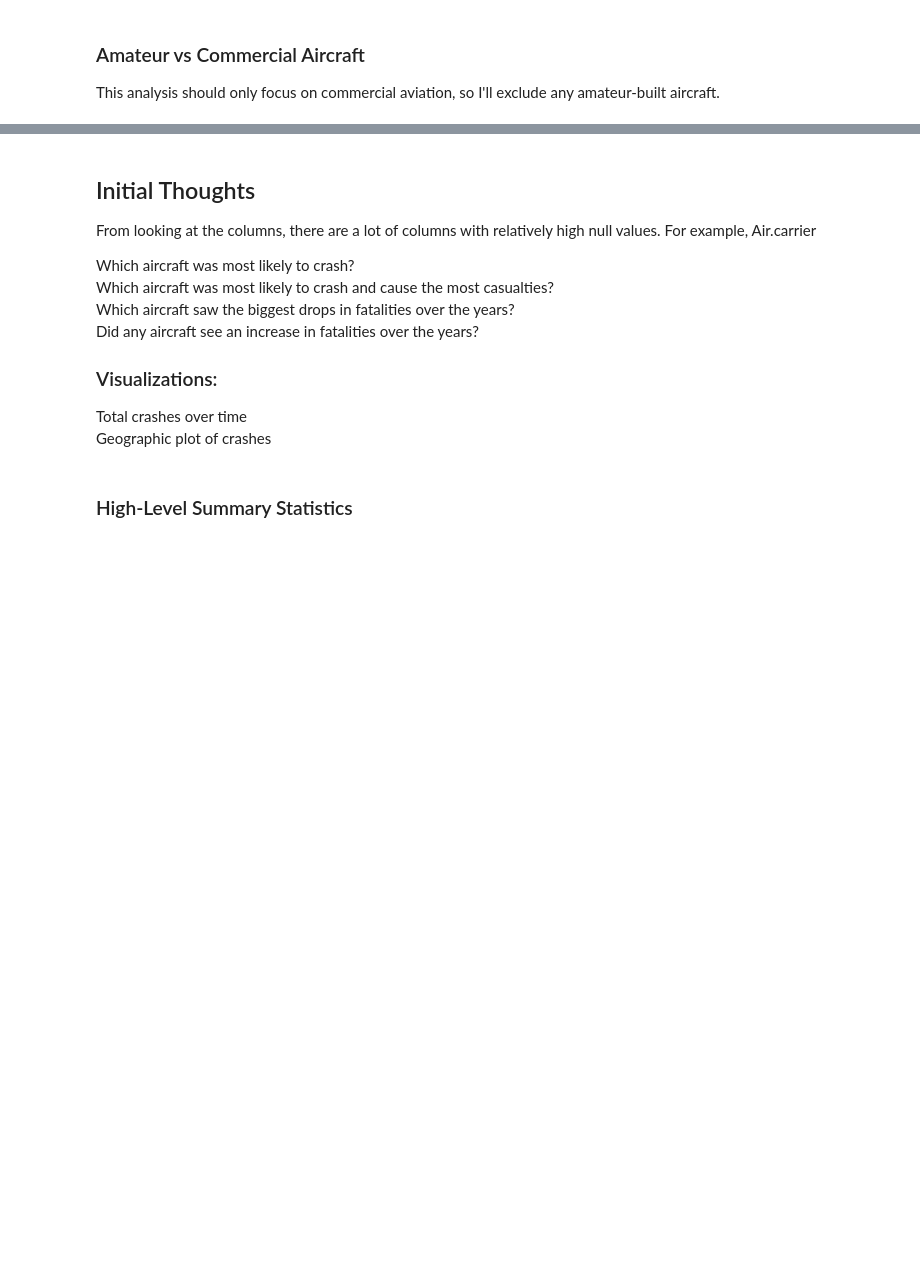
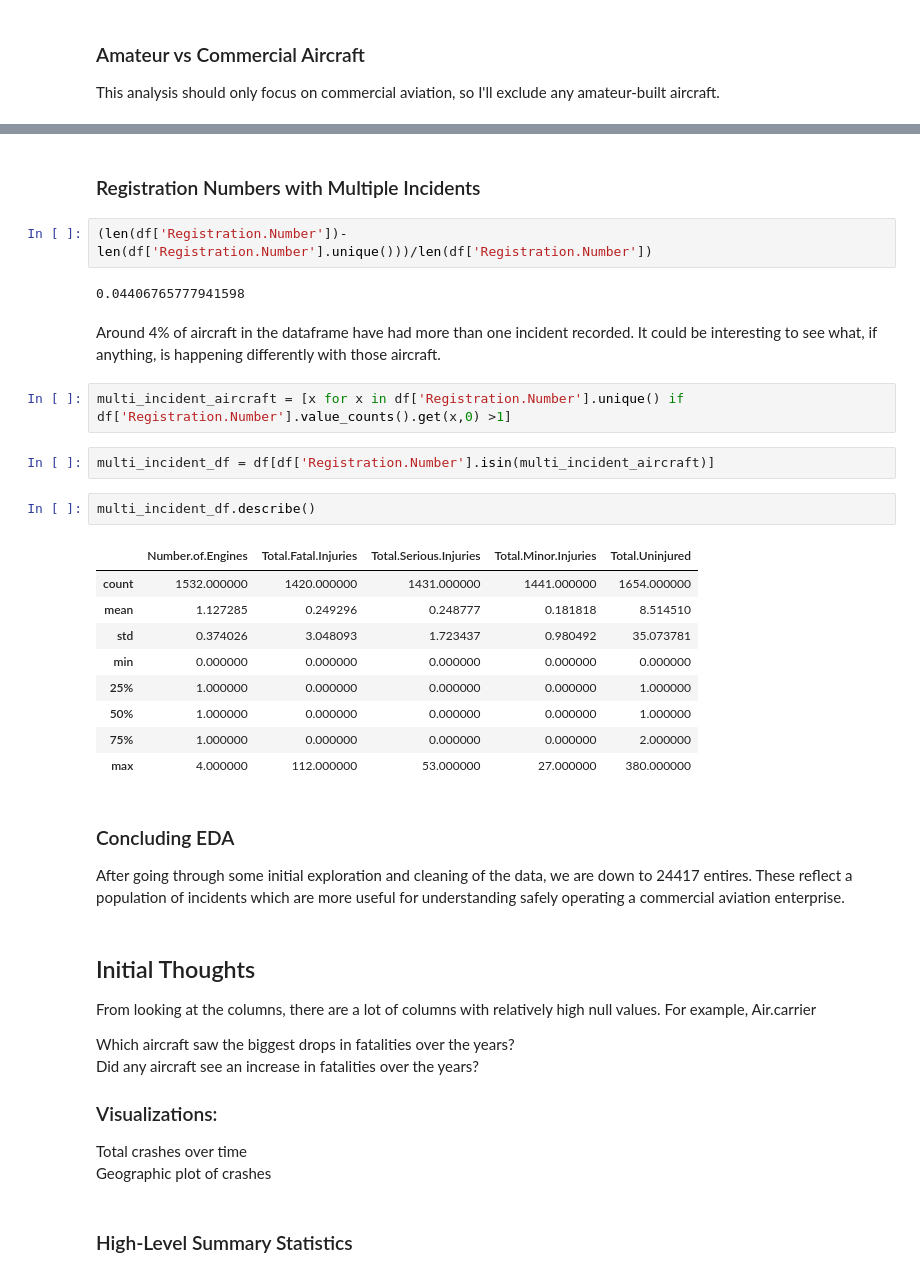
Before and after one commit to cameronpwright/flatironschool_phase1, a Jupyter notebook: Phase 1 Lab.ipynb, the cells around one changed output, grey strips where cells are left out. Drawn from its saved outputs; the diff is of its cells as text; blank space fills up the shorter version.

```diff
--- a/Phase 1 Lab.ipynb
+++ b/Phase 1 Lab.ipynb
@@ -207,9 +216,34 @@ dtype: int64
+# %% [markdown]
+### Registration Numbers with Multiple Incidents
+# %%
+(len(df['Registration.Number'])-len(df['Registration.Number'].unique()))/len(df['Registration.Number'])
+# %% [output]
+0.04406765777941598
+# %% [markdown]
+Around 4% of aircraft in the dataframe have had more than one incident recorded. It could be interesting to see what, if anything, is happening differently with those aircraft.
+# %%
+multi_incident_aircraft = [x for x in df['Registration.Number'].unique() if df['Registration.Number'].value_counts().get(x,0) >1]
+# %%
+multi_incident_df = df[df['Registration.Number'].isin(multi_incident_aircraft)]
+# %%
+multi_incident_df.describe()
+# %% [output]
+|  | Number.of.Engines | Total.Fatal.Injuries | Total.Serious.Injuries | Total.Minor.Injuries | Total.Uninjured |
+| count | 1532.000000 | 1420.000000 | 1431.000000 | 1441.000000 | 1654.000000 |
+| mean | 1.127285 | 0.249296 | 0.248777 | 0.181818 | 8.514510 |
+| std | 0.374026 | 3.048093 | 1.723437 | 0.980492 | 35.073781 |
+| min | 0.000000 | 0.000000 | 0.000000 | 0.000000 | 0.000000 |
+| 25% | 1.000000 | 0.000000 | 0.000000 | 0.000000 | 1.000000 |
+| 50% | 1.000000 | 0.000000 | 0.000000 | 0.000000 | 1.000000 |
+| 75% | 1.000000 | 0.000000 | 0.000000 | 0.000000 | 2.000000 |
+| max | 4.000000 | 112.000000 | 53.000000 | 27.000000 | 380.000000 |
+# %% [markdown]
+### Concluding EDA
+After going through some initial exploration and cleaning of the data, we are down to 24417 entires. These reflect a population of incidents which are more useful for understanding safely operating a commercial aviation enterprise.
 # %% [markdown]
 ## Initial Thoughts
 From looking at the columns, there are a lot of columns with relatively high null values.  For example, Air.carrier
 
-Which aircraft was most likely to crash? <br>
-Which aircraft was most likely to crash and cause the most casualties? <br>
 Which aircraft saw the biggest drops in fatalities over the years? <br>
 Did any aircraft see an increase in fatalities over the years? <br>
 
```
Also changed, not shown: parts of 34 cells of this notebook.
